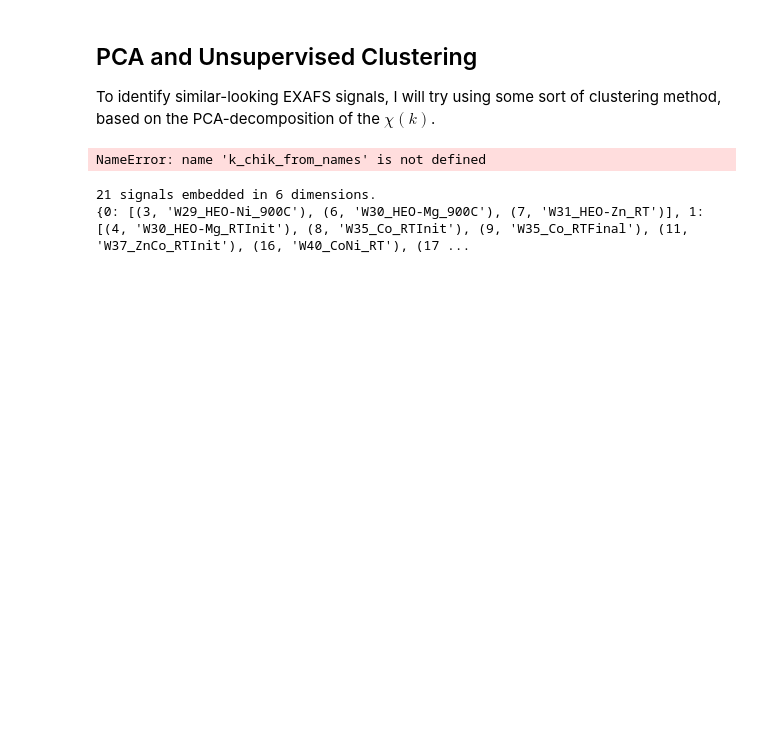
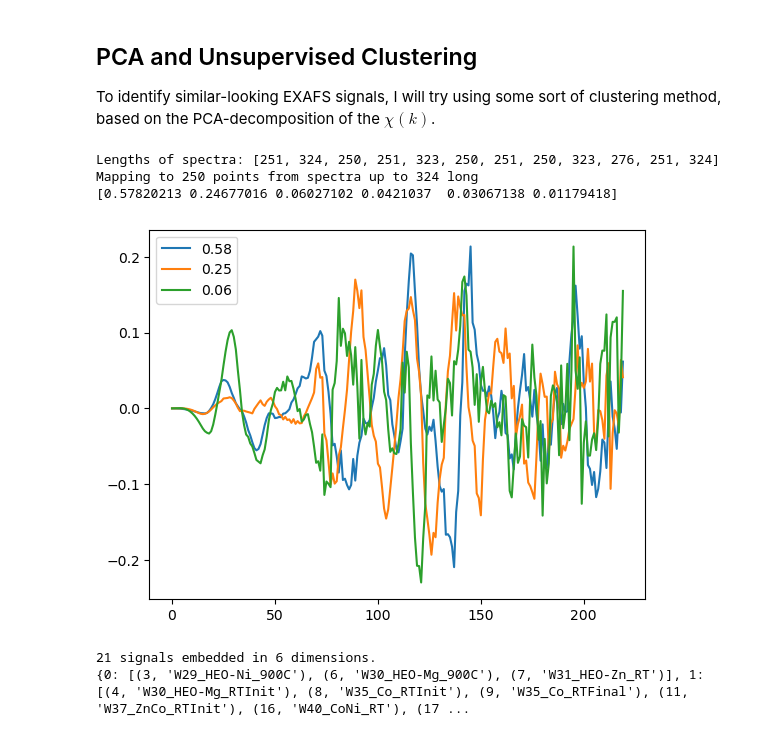
Before and after one commit to Certaingemstone/heo-xas-xrd, a Jupyter notebook: xas-pca-compare.ipynb, the cells around one changed output. Cells and saved outputs as stored; diff of their text form; code cells hidden in the pictures; blank space fills up the shorter version.

```diff
--- a/xas-pca-compare.ipynb
+++ b/xas-pca-compare.ipynb
@@ -157,27 +161,30 @@ To identify similar-looking EXAFS signals, I will try using some sort of cluster
 # %%
 pca_start = 0
 pca_end = 220 # which points to take for PCA (e.g. to crop out glitches/noisy regions)
 
 # PCA expects (n_samples (each signal is a "sample"), n_features (data pts/signal))
 _, weighted_chiks = k_chik_from_names(names_for_pca)
 
 A = np.array([chik[pca_start:pca_end] for chik in weighted_chiks])
 
 pca = PCA(n_components=6)
 pca.fit(A)
 print(pca.explained_variance_ratio_)
 for i in range(3):
     plt.plot(pca.components_[i], label=f"{pca.explained_variance_ratio_[i]:.2f}")
 # plt.xlim(150,600)
 # plt.ylim(-0.15,0.15)
 plt.legend()
 # plt.savefig("Output/BM23/PC_Co_long", dpi=300)
 plt.show()
 
 # Save the principal components
-np.savetxt('Output/BM23/principalcomponents_Chik_Co.csv', pca.components_.transpose(), delimiter=',')
+# np.savetxt('Output/BM23/principalcomponents_Chik_Co.csv', pca.components_.transpose(), delimiter=',')
 # %% [output]
-NameError: name 'k_chik_from_names' is not defined
+Lengths of spectra: [251, 324, 250, 251, 323, 250, 251, 250, 323, 276, 251, 324]
+Mapping to 250 points from spectra up to 324 long
+[0.57820213 0.24677016 0.06027102 0.0421037  0.03067138 0.01179418]
+[figure, added]
 # %%
 # reduced = pca.transform(np.array(delta_mus)) # apply PCA to all signals
 reduced = pca.transform(np.array([c[pca_start:pca_end] for c in CHIK]))
```
Also changed, not shown: parts of 2 cells of this notebook, 2 other files.
